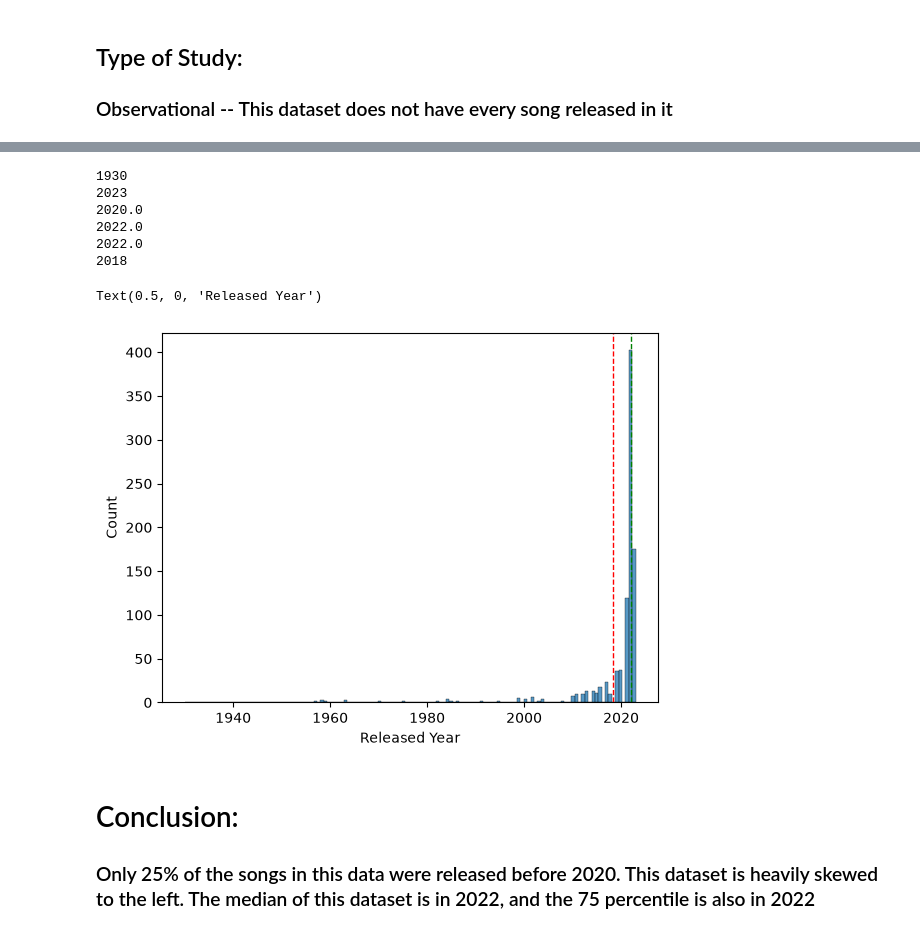
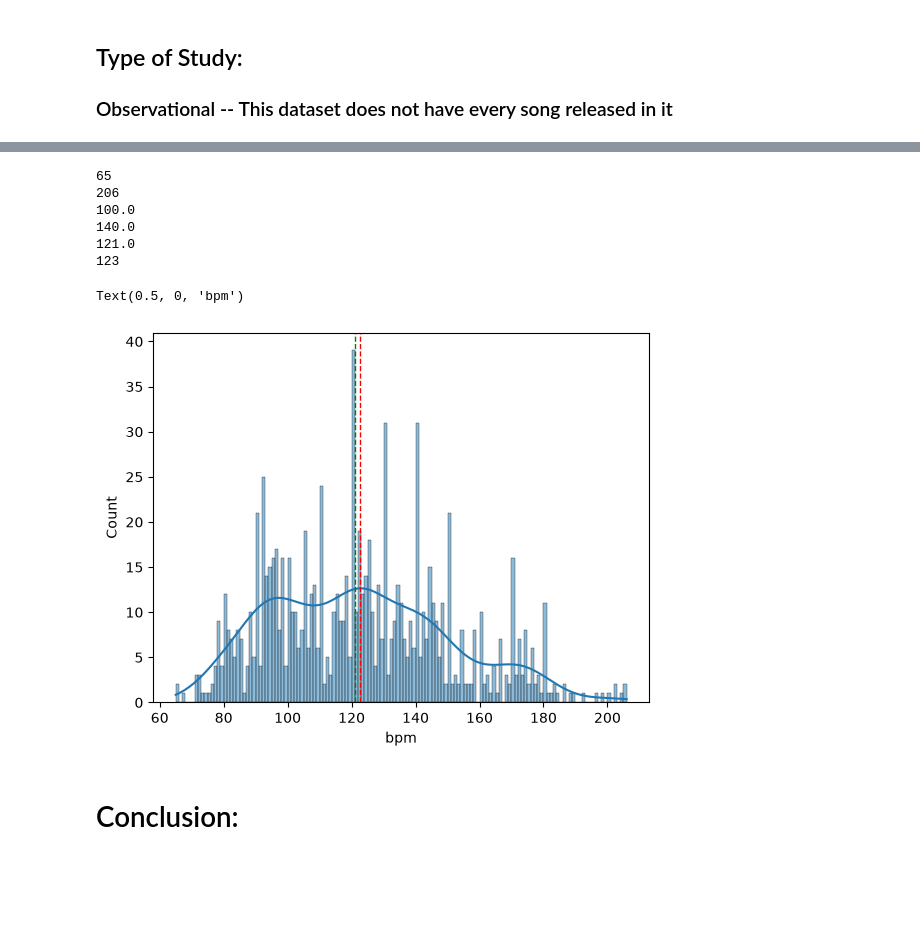
Before and after one commit to DanteSGarrett/AI, a Jupyter notebook: Semester1/Unit1/Spotify/Spotify.ipynb, the cells around one changed output, grey strips where cells are left out. Drawn from its saved outputs; the diff is of its cells as text; code cells hidden in the pictures; blank space fills up the shorter version.

```diff
--- a/Semester1/Unit1/Spotify/Spotify.ipynb
+++ b/Semester1/Unit1/Spotify/Spotify.ipynb
@@ -14,10 +32,10 @@ music_data = pd.read_csv("spotify-2023.csv", encoding="latin-1")
 # %%
-min = music_data["released_year"].min()
-max = music_data["released_year"].max()
-Q1 = music_data["released_year"].quantile(.25)
-Q2 = music_data["released_year"].quantile(.75)
-median = music_data["released_year"].median()
-mean = music_data["released_year"].mean()
+min = music_data["bpm"].min()
+max = music_data["bpm"].max()
+Q1 = music_data["bpm"].quantile(.25)
+Q2 = music_data["bpm"].quantile(.75)
+median = music_data["bpm"].median()
+mean = music_data["bpm"].mean()
 print(min)
 print(max)
 print(Q1)
@@ -25,22 +43,23 @@ print(Q2)
 print(median)
 print(round(mean))
 # %% [output]
-1930
-2023
-2020.0
-2022.0
-2022.0
-2018
+65
+206
+100.0
+140.0
+121.0
+123
 # %%
 plot = sb.histplot(
-    data=music_data["released_year"],
-    binwidth=.7,
+    data=music_data["bpm"],
+    binwidth=1,
+    kde=True
 )
 
 plot.axvline(mean, color="red", linestyle="--", linewidth=1, label=f"Mean: {mean:.2f}")
 plot.axvline(median, color="green", linestyle="--", linewidth=1, label=f"Median: {median:.2f}")
 
-plot.set_xlabel("Released Year")
+plot.set_xlabel("bpm")
 # %% [output]
-Text(0.5, 0, 'Released Year')
+Text(0.5, 0, 'bpm')
-[figure, old version]
+[figure, new version]
@@ -47,5 +70,5 @@ Text(0.5, 0, 'Released Year')
 # %% [markdown]
 # Conclusion:
-### Only 25% of the songs in this data were released before 2020. This dataset is heavily skewed to the left. The median of this dataset is in 2022, and the 75 percentile is also in 2022
+###
 # %% [markdown]
 ![Alt text](desmos_graph.png)
```
Also changed, not shown: parts of 3 cells of this notebook, 2 other files.
